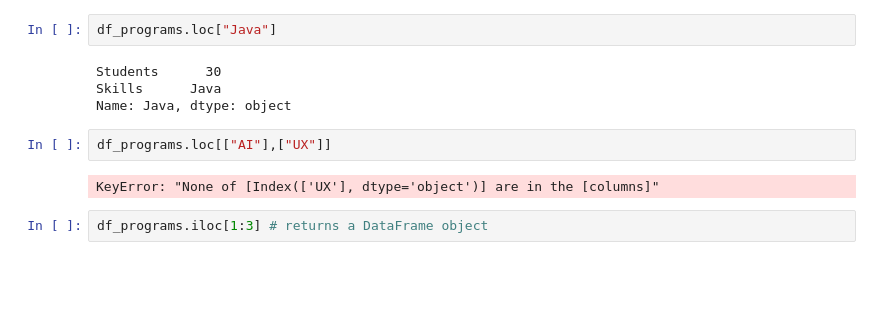
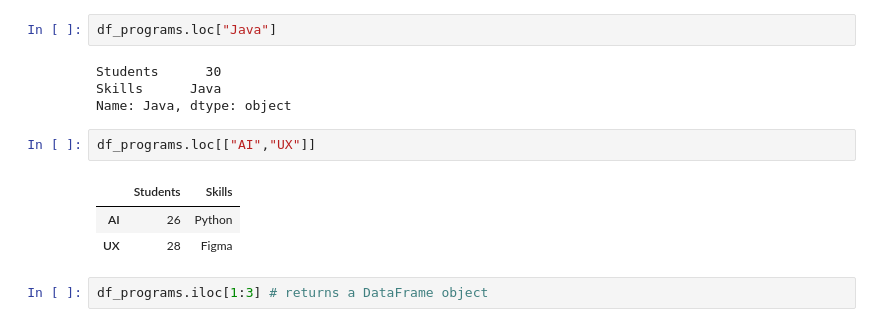
Before and after one commit to SCGlass/Data-Processing-Sam-Glass, a Jupyter notebook: Code-Alongs/L0_pandas_basics.ipynb, the cells around one changed output. Saved outputs shown, nothing was run; the diff lists cells and outputs as text; blank space fills up the shorter version.

```diff
--- a/Code-Alongs/L0_pandas_basics.ipynb
+++ b/Code-Alongs/L0_pandas_basics.ipynb
@@ -170,9 +170,11 @@ Students      30
 Skills      Java
 Name: Java, dtype: object
 # %%
-df_programs.loc[["AI"],["UX"]]
+df_programs.loc[["AI","UX"]]
 # %% [output]
-KeyError: "None of [Index(['UX'], dtype='object')] are in the [columns]"
+|  | Students | Skills |
+| AI | 26 | Python |
+| UX | 28 | Figma |
 # %%
 df_programs.iloc[1:3] # returns a DataFrame object
 # %% [output]
```
Also changed, not shown: parts of 2 cells of this notebook, 1 other file.
